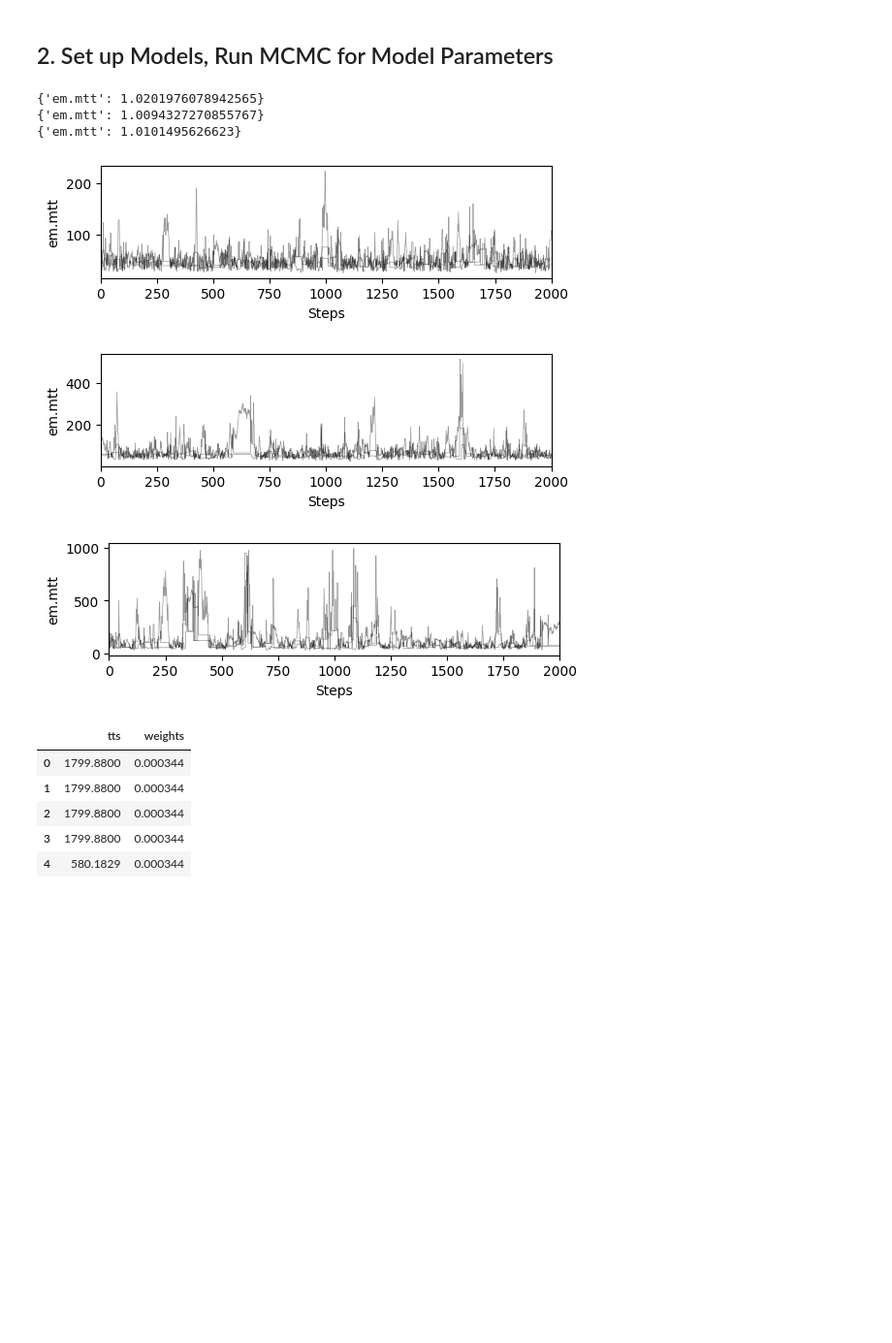
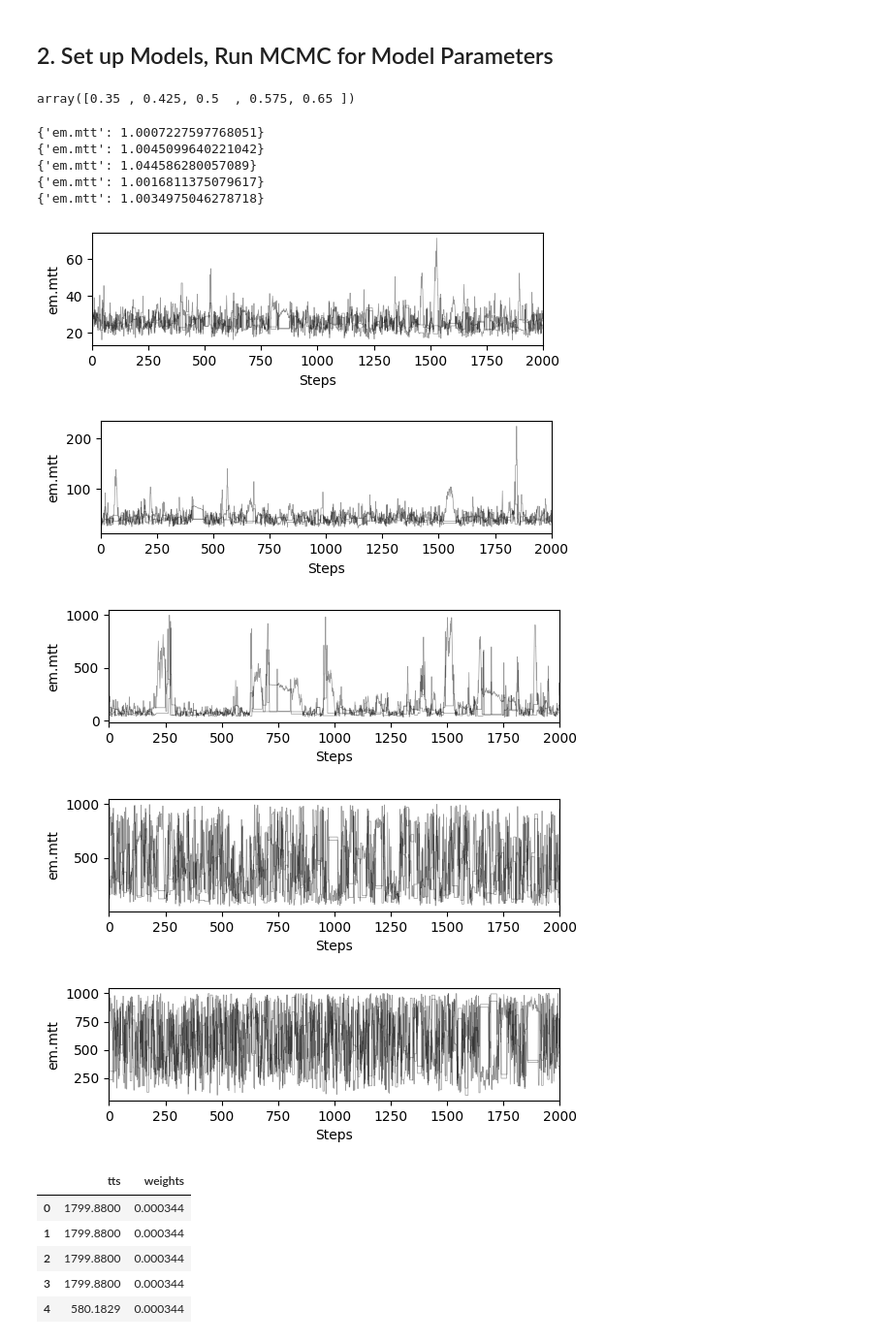
Before and after one commit to iGW-TU-Dresden/PyTracerLab, a Jupyter notebook: docs/examples/example_11.ipynb, the cells around one changed output. Shown at 97% size. Drawn from its saved outputs; the diff is of its cells as text; code cells hidden in the pictures; blank space fills up the shorter version.

```diff
--- a/docs/examples/example_11.ipynb
+++ b/docs/examples/example_11.ipynb
@@ -170,23 +170,31 @@ def run_mixing_fraction(em_fraction):
         )
 
     return res, age_dists, m
+# %%
+np.linspace(.35, .65, 5)
+# %% [output]
+array([0.35 , 0.425, 0.5  , 0.575, 0.65 ])
 # %%
 results, age_distributions, models = [], [], []
 
-mixing_ratios = np.linspace(.45, .5, 3) # np.linspace(.45, .5, 3)
+mixing_ratios = np.linspace(.35, .65, 5) # np.linspace(.45, .5, 3)
 
 for fraction in mixing_ratios:
     r_, a_, m_ = run_mixing_fraction(fraction)
     results.append(r_)
     age_distributions.append(a_)
     models.append(m_)
 # %% [output]
-{'em.mtt': 1.0201976078942565}
-{'em.mtt': 1.0094327270855767}
-{'em.mtt': 1.0101495626623}
+{'em.mtt': 1.0007227597768051}
+{'em.mtt': 1.0045099640221042}
+{'em.mtt': 1.044586280057089}
+{'em.mtt': 1.0016811375079617}
+{'em.mtt': 1.0034975046278718}
-[figure, old version]
+[figure, new version]
-[figure, old version]
+[figure, new version]
-[figure, old version]
+[figure, new version]
+[figure, added]
+[figure, added]
 # %%
 def nse(obs, sim):
     obs_ = obs.reshape(-1, 1)
```
Also changed, not shown: parts of 3 cells of this notebook, 4 other files.
